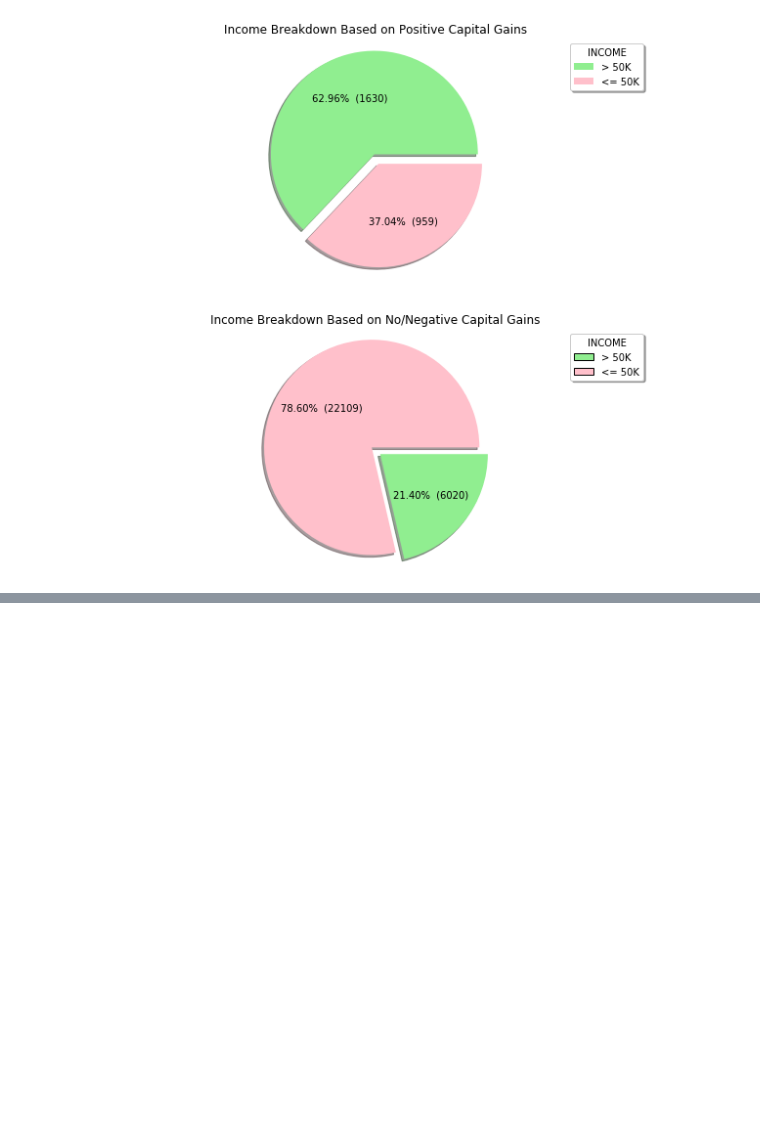
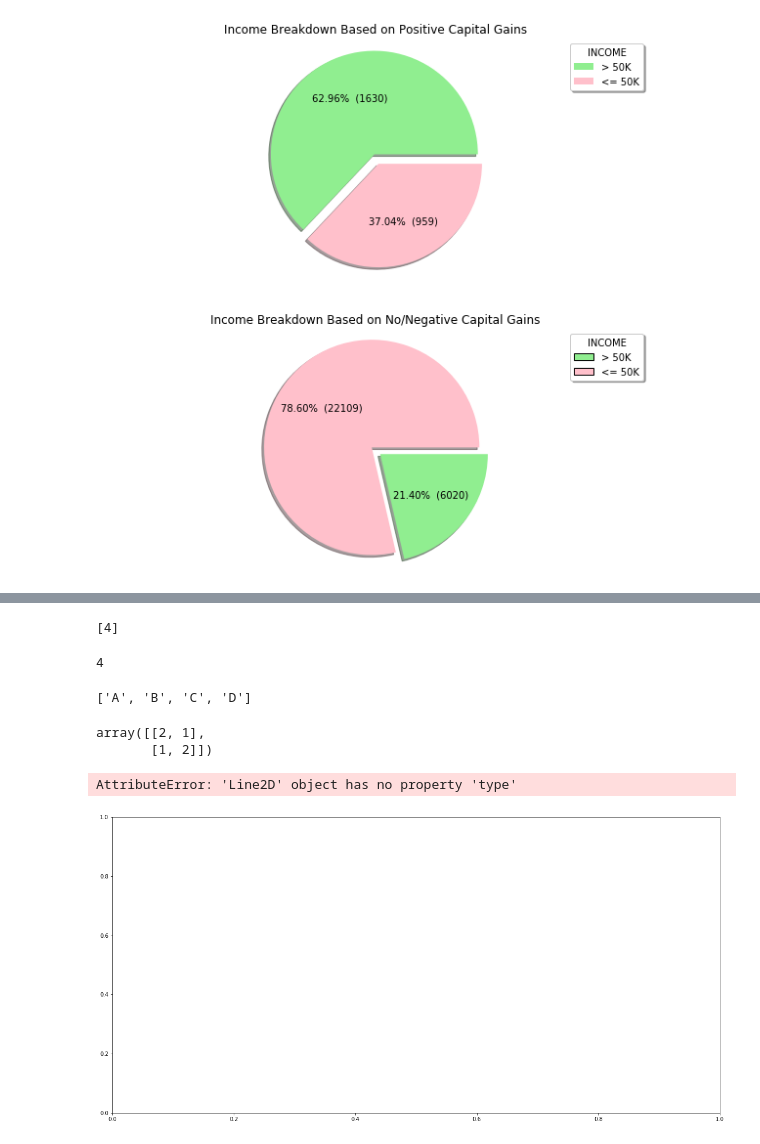
Before and after one commit to chibz3/finding_donors, a Jupyter notebook: workbook 3.ipynb, the cells around one changed output, grey strips where cells are left out. Saved outputs shown, nothing was run; the diff lists cells and outputs as text; code cells hidden in the pictures; blank space fills up the shorter version.

```diff
--- a/workbook 3.ipynb
+++ b/workbook 3.ipynb
@@ -244,0 +263,12 @@ plt.show()
+# %%
+A[2]
+# %% [output]
+[4]
+# %%
+A[2][0]
+# %% [output]
+4
+# %%
+'A,B,C,D'.split(',')
+# %% [output]
+['A', 'B', 'C', 'D']
@@ -244,0 +279,14 @@ plt.show()
+# %%
+Z
+# %% [output]
+array([[2, 1],
+       [1, 2]])
+# %%
+ax = data.plot(type='area', figsize=(20, 10))
+
+ax.set_title('Plot Title')
+ax.set_ylabel('Vertical Axis Label')
+ax.set_xlabel('Horizontal Axis Label')
+# %% [output]
+AttributeError: 'Line2D' object has no property 'type'
+[figure, added]
```
Also changed, not shown: parts of 7 cells of this notebook, 1 other file.
